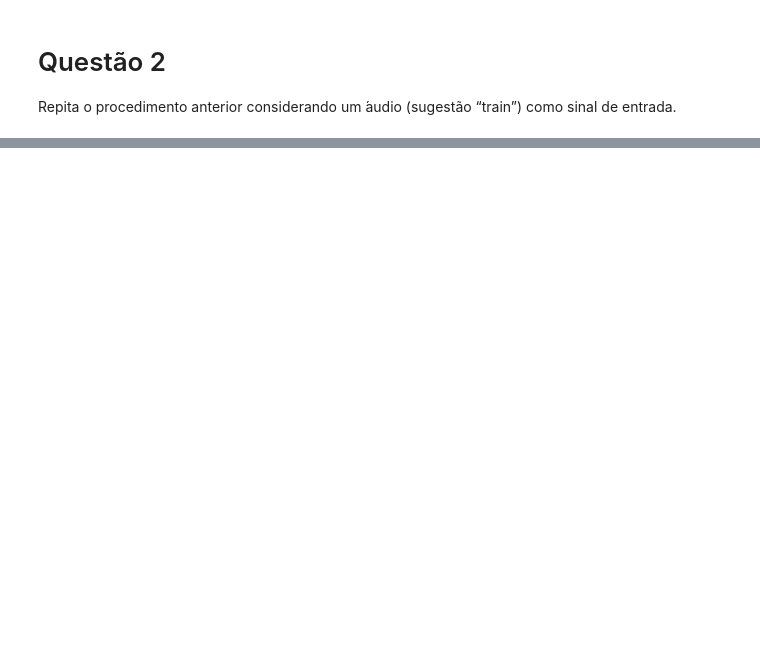
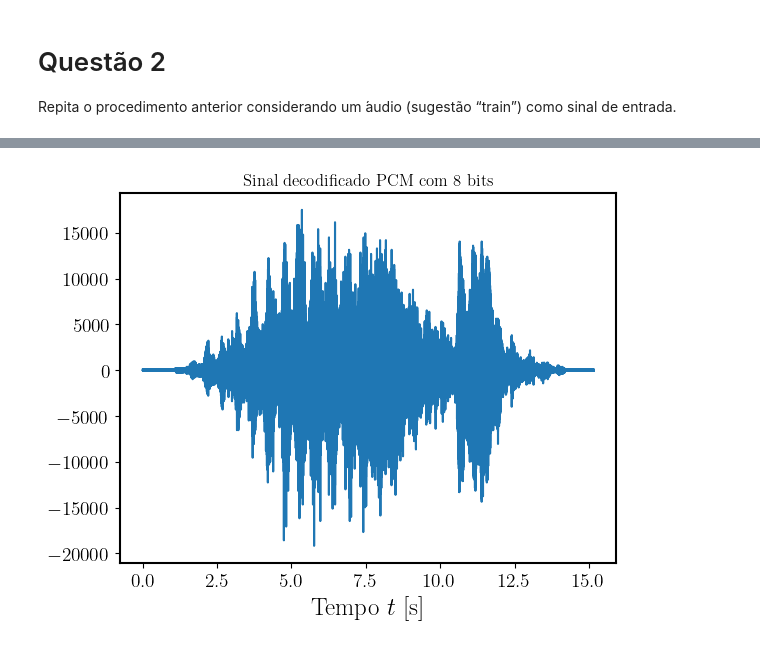
Before and after one commit to vini-fda/EET50-Lab2, a Jupyter notebook: lab2.ipynb, the cells around one changed output, grey strips where cells are left out. Cells and saved outputs as stored; diff of their text form; code cells hidden in the pictures; blank space fills up the shorter version.

```diff
--- a/lab2.ipynb
+++ b/lab2.ipynb
@@ -122,0 +119,10 @@ DM(y) = [0. 0. 1. 0. 0. 0. 1. 1. 0. 1.]
+# %%
+a = np.max(np.abs(x))
+x_m = pcm_codification(pcm_quantization(x, a, 8), 8)
+decoded_8bits = pcm_decodification(x_m, a, 8)
+plt.plot(t, decoded_8bits)
+plt.title(r'Sinal decodificado PCM com 8 bits')
+plt.xlabel(r'Tempo $t$ [s]')
+plt.savefig('pcm_sinal_audio_decodificado_pcm_8_bits.eps')
+# %% [output]
+[figure, added]
```
Also changed, not shown: parts of 22 cells of this notebook, 2 other files.
